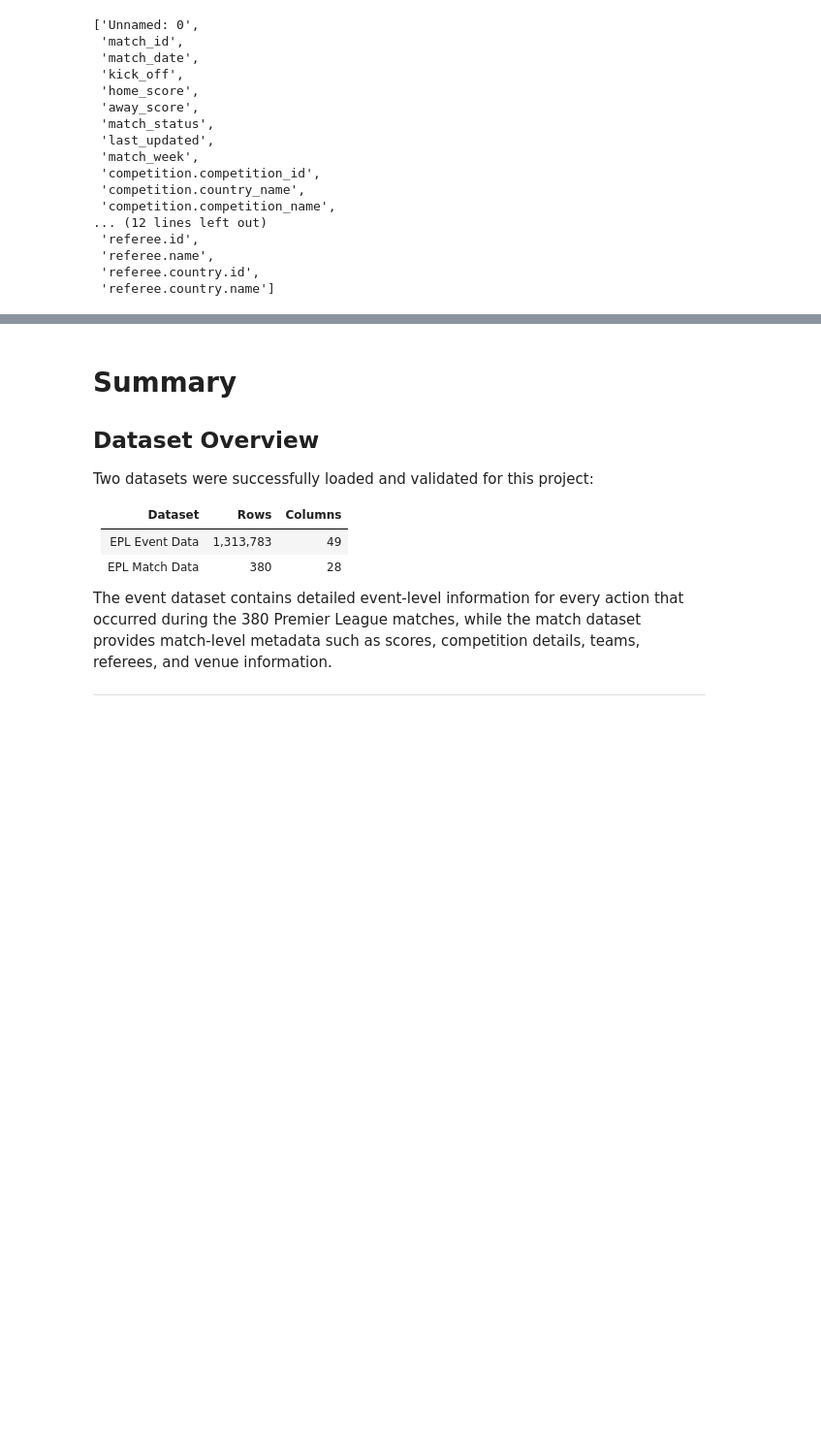
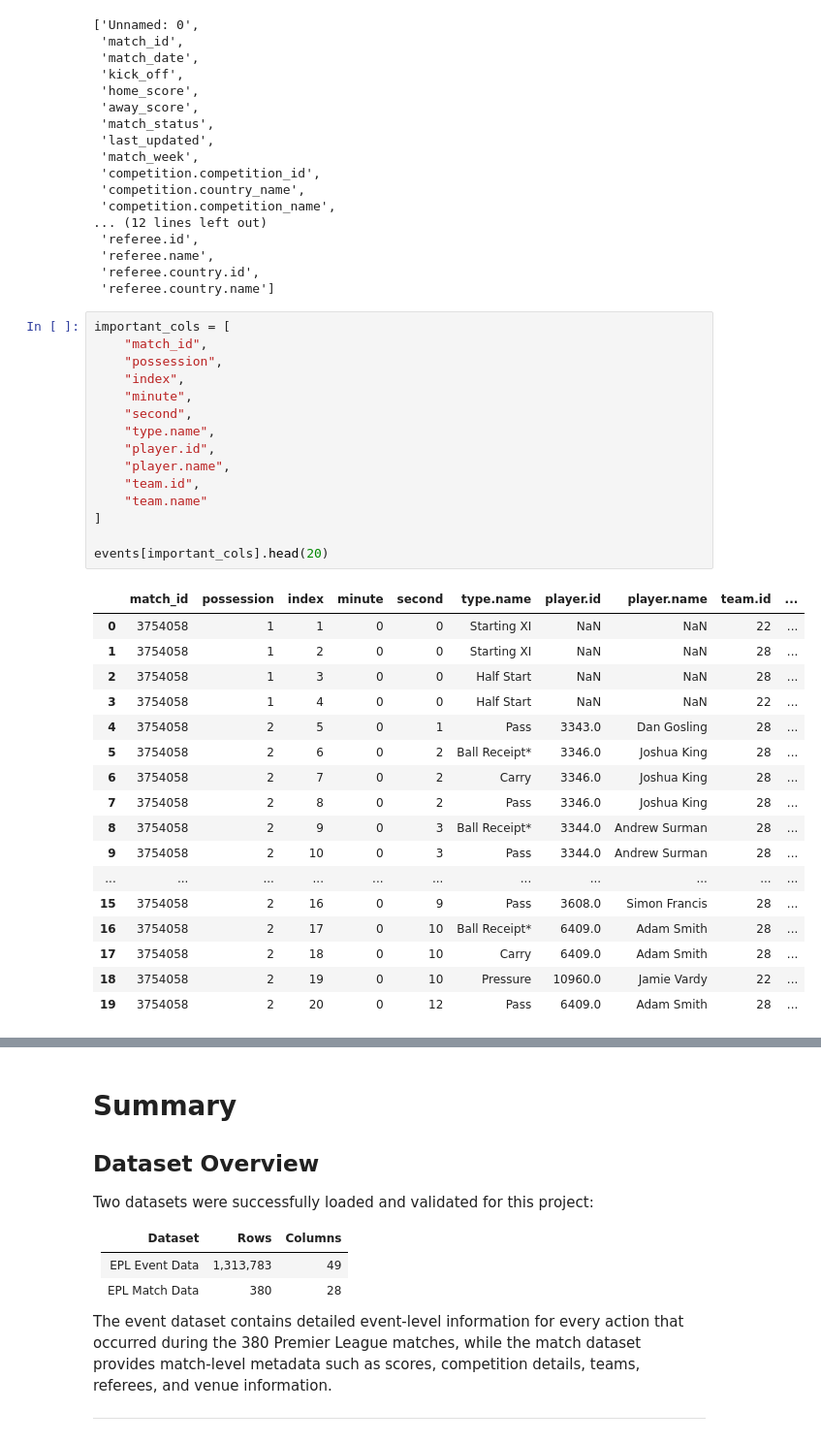
Before and after one commit to nagasantoshchavvakula/epl-foul-win-probability-model, a Jupyter notebook: notebooks/01_data_understanding.ipynb, the cells around one changed output, grey strips where cells are left out. Shown at 97% size. Saved outputs shown, nothing was run; the diff lists cells and outputs as text; blank space fills up the shorter version.

```diff
--- a/notebooks/01_data_understanding.ipynb
+++ b/notebooks/01_data_understanding.ipynb
@@ -373,3 +373,36 @@ matches.columns.tolist()
  'referee.name',
  'referee.country.id',
  'referee.country.name']
+# %%
+important_cols = [
+    "match_id",
+    "possession",
+    "index",
+    "minute",
+    "second",
+    "type.name",
+    "player.id",
+    "player.name",
+    "team.id",
+    "team.name"
+]
+
+events[important_cols].head(20)
+# %% [output]
+|  | match_id | possession | index | minute | second | type.name | player.id | player.name | team.id | ... |
+| 0 | 3754058 | 1 | 1 | 0 | 0 | Starting XI | NaN | NaN | 22 | ... |
+| 1 | 3754058 | 1 | 2 | 0 | 0 | Starting XI | NaN | NaN | 28 | ... |
+| 2 | 3754058 | 1 | 3 | 0 | 0 | Half Start | NaN | NaN | 28 | ... |
+| 3 | 3754058 | 1 | 4 | 0 | 0 | Half Start | NaN | NaN | 22 | ... |
+| 4 | 3754058 | 2 | 5 | 0 | 1 | Pass | 3343.0 | Dan Gosling | 28 | ... |
+| 5 | 3754058 | 2 | 6 | 0 | 2 | Ball Receipt* | 3346.0 | Joshua King | 28 | ... |
+| 6 | 3754058 | 2 | 7 | 0 | 2 | Carry | 3346.0 | Joshua King | 28 | ... |
+| 7 | 3754058 | 2 | 8 | 0 | 2 | Pass | 3346.0 | Joshua King | 28 | ... |
+| 8 | 3754058 | 2 | 9 | 0 | 3 | Ball Receipt* | 3344.0 | Andrew Surman | 28 | ... |
+| 9 | 3754058 | 2 | 10 | 0 | 3 | Pass | 3344.0 | Andrew Surman | 28 | ... |
+| ... | ... | ... | ... | ... | ... | ... | ... | ... | ... | ... |
+| 15 | 3754058 | 2 | 16 | 0 | 9 | Pass | 3608.0 | Simon Francis | 28 | ... |
+| 16 | 3754058 | 2 | 17 | 0 | 10 | Ball Receipt* | 6409.0 | Adam Smith | 28 | ... |
+| 17 | 3754058 | 2 | 18 | 0 | 10 | Carry | 6409.0 | Adam Smith | 28 | ... |
+| 18 | 3754058 | 2 | 19 | 0 | 10 | Pressure | 10960.0 | Jamie Vardy | 22 | ... |
+| 19 | 3754058 | 2 | 20 | 0 | 12 | Pass | 6409.0 | Adam Smith | 28 | ... |
```
Also changed, not shown: parts of 5 cells of this notebook, 9 other files.
